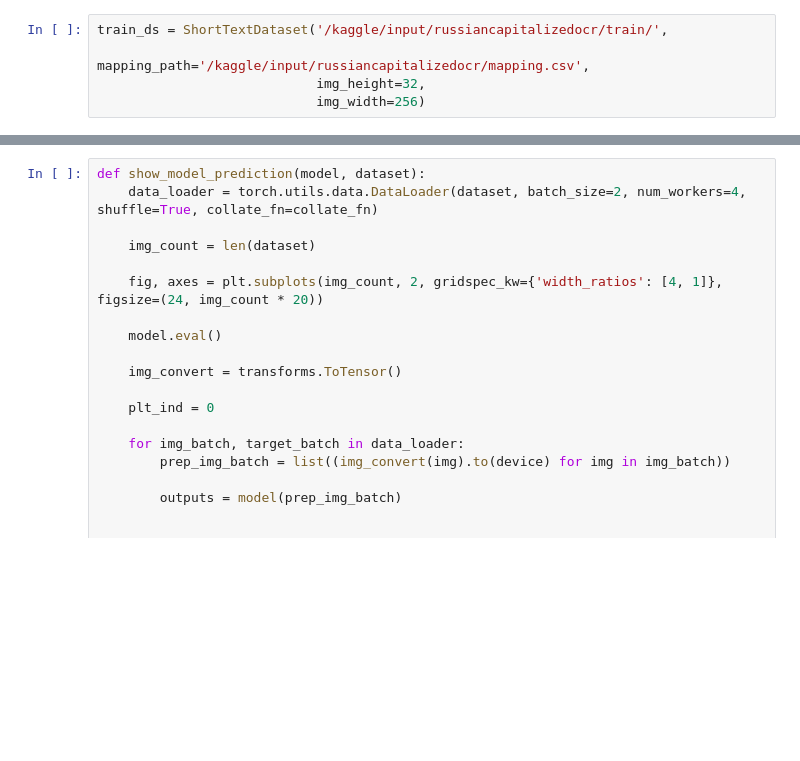
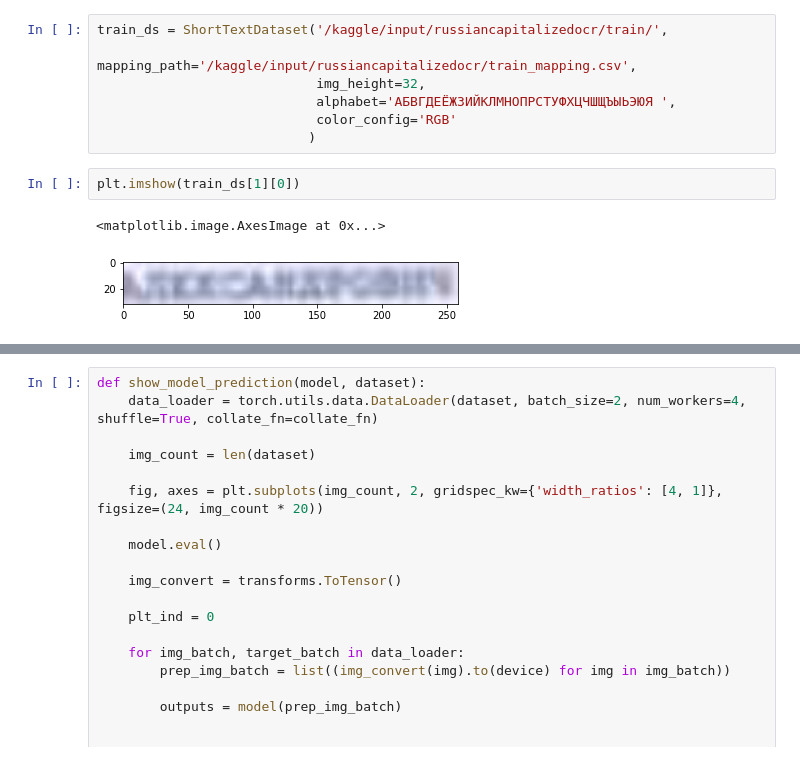
Before and after one commit to matweykai/OCR_Check, a Jupyter notebook: Notebooks/CRNN.ipynb, the cells around one changed output, grey strips where cells are left out. Drawn from its saved outputs; the diff is of its cells as text; blank space fills up the shorter version.

```diff
--- a/Notebooks/CRNN.ipynb
+++ b/Notebooks/CRNN.ipynb
@@ -39,7 +60,14 @@ class ShortTextDataset(Dataset):
         return self.mapping.shape[0]
 # %%
 train_ds = ShortTextDataset('/kaggle/input/russiancapitalizedocr/train/',
-                            mapping_path='/kaggle/input/russiancapitalizedocr/mapping.csv',
+                            mapping_path='/kaggle/input/russiancapitalizedocr/train_mapping.csv',
                             img_height=32,
-                            img_width=256)
+                            alphabet='АБВГДЕЁЖЗИЙКЛМНОПРСТУФХЦЧШЩЪЫЬЭЮЯ ',
+                            color_config='RGB'
+                           )
+# %%
+plt.imshow(train_ds[1][0])
+# %% [output]
+<matplotlib.image.AxesImage at 0x...>
+[figure, added]
 # %%
```
Also changed, not shown: parts of 23 cells of this notebook.
